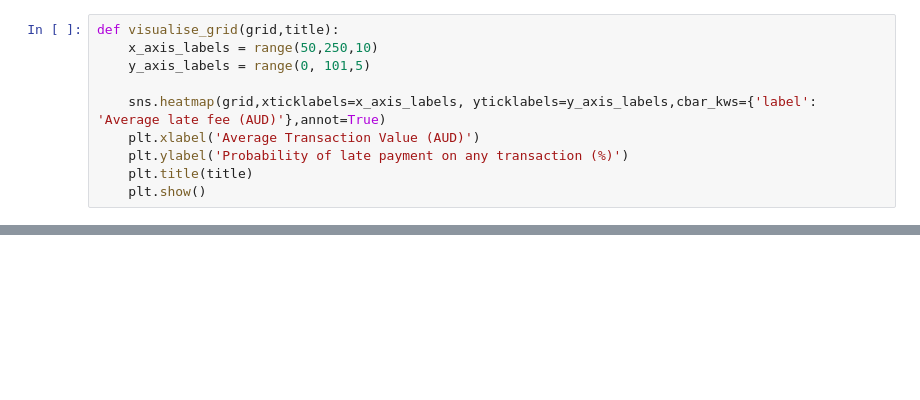
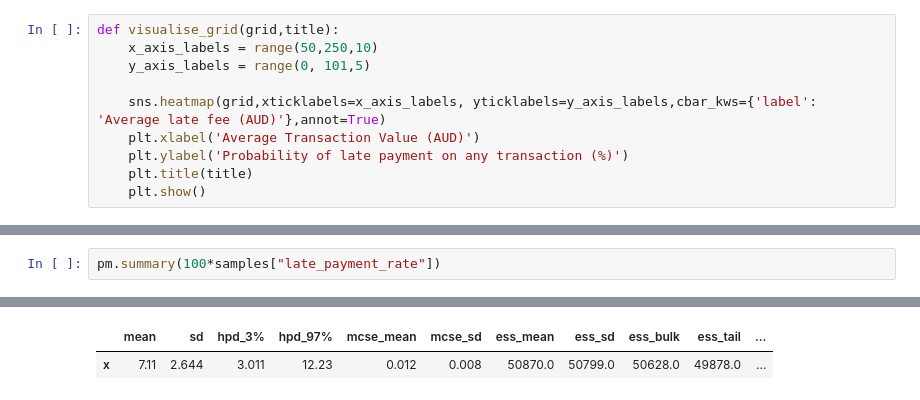
Before and after one commit to CGCooke/Blog, a Jupyter notebook: _notebooks/2020-08-22-Afterpay-Customer-Defaults-Part-3.ipynb, the cells around one changed output, grey strips where cells are left out. Cells and saved outputs as stored; diff of their text form; blank space fills up the shorter version.

```diff
--- a/_notebooks/2020-08-22-Afterpay-Customer-Defaults-Part-3.ipynb
+++ b/_notebooks/2020-08-22-Afterpay-Customer-Defaults-Part-3.ipynb
@@ -221,0 +275,3 @@ plt.show()
+# %%
+pm.summary(100*samples["late_payment_rate"])
+# %% [output]
@@ -221,0 +279,2 @@ plt.show()
+|  | mean | sd | hpd_3% | hpd_97% | mcse_mean | mcse_sd | ess_mean | ess_sd | ess_bulk | ess_tail | ... |
+| x | 7.11 | 2.644 | 3.011 | 12.23 | 0.012 | 0.008 | 50870.0 | 50799.0 | 50628.0 | 49878.0 | ... |
```
Also changed, not shown: parts of 20 cells of this notebook, 2 other files.
